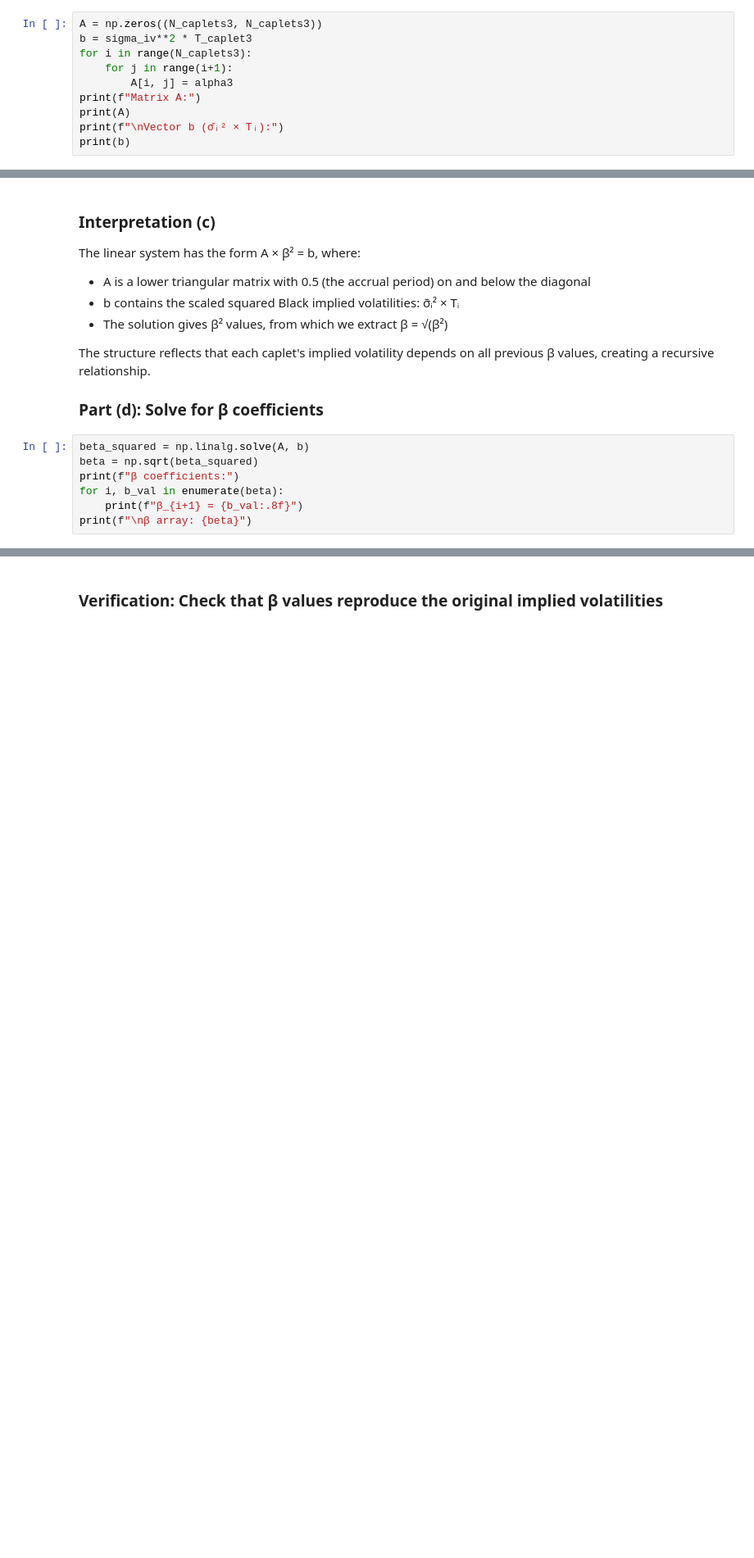
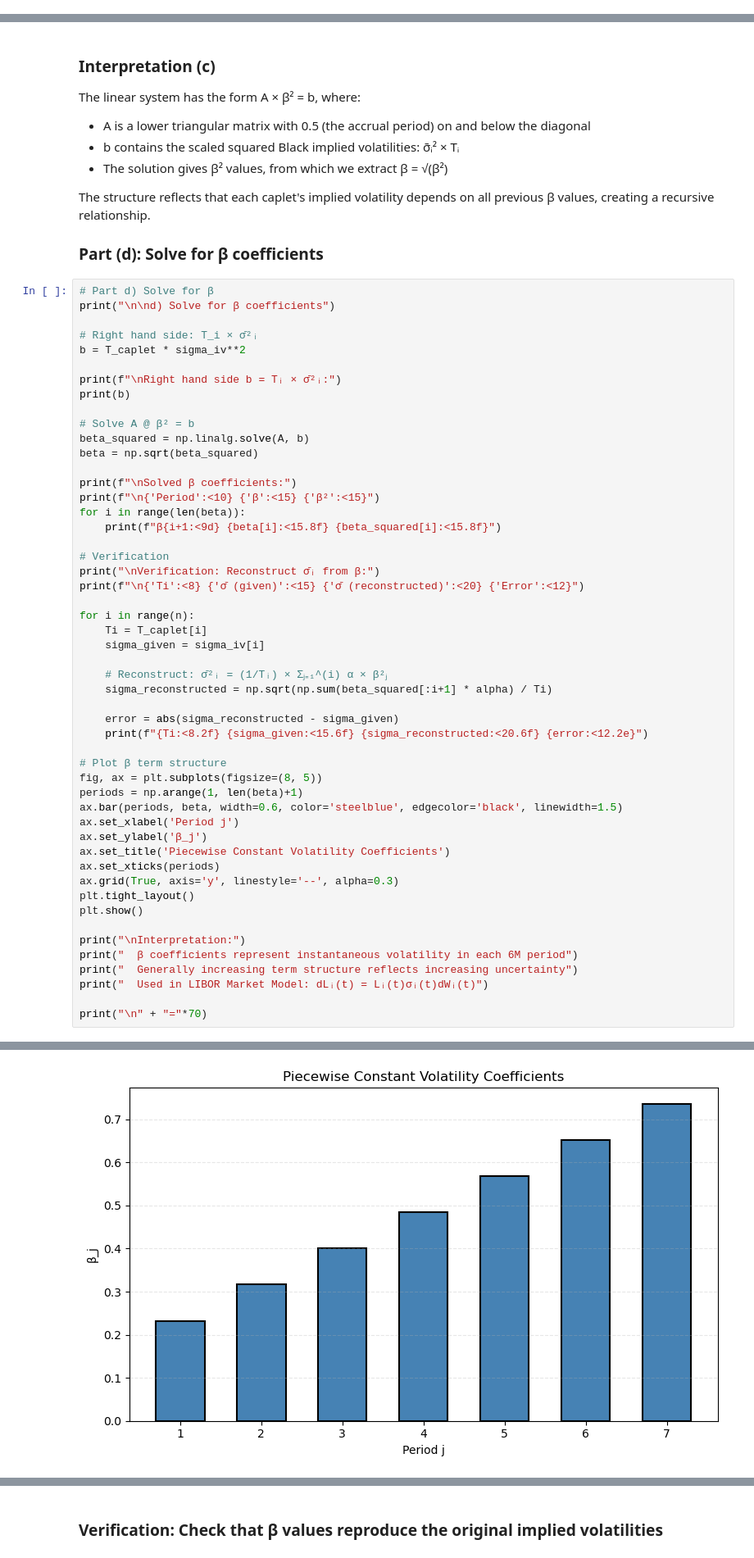
Before and after one commit to oliviarytter/FixedIncomeCO, a Jupyter notebook: Problem sets/PS10/problem_set_week_10_solution.ipynb, the cells around one changed output, grey strips where cells are left out. Shown at 82% size. Drawn from its saved outputs; the diff is of its cells as text; blank space fills up the shorter version.

```diff
--- a/Problem sets/PS10/problem_set_week_10_solution.ipynb
+++ b/Problem sets/PS10/problem_set_week_10_solution.ipynb
@@ -464,13 +585,3 @@ For 6M periods (α = 0.5), this gives:
 - ...
 
 This forms a lower triangular linear system in β²:
-# %%
-A = np.zeros((N_caplets3, N_caplets3))
-b = sigma_iv**2 * T_caplet3
-for i in range(N_caplets3):
-    for j in range(i+1):
-        A[i, j] = alpha3
-print(f"Matrix A:")
-print(A)
-print(f"\nVector b (σ̄ᵢ² × Tᵢ):")
-print(b)
@@ -484,10 +639,55 @@ The linear system has the form A × β² = b, where:
 The structure reflects that each caplet's implied volatility depends on all previous β values, creating a recursive relationship.
 
 ### Part (d): Solve for β coefficients
-# %%
-beta_squared = np.linalg.solve(A, b)
-beta = np.sqrt(beta_squared)
-print(f"β coefficients:")
-for i, b_val in enumerate(beta):
-    print(f"β_{i+1} = {b_val:.8f}")
-print(f"\nβ array: {beta}")
+# %%
+# Part d) Solve for β
+print("\n\nd) Solve for β coefficients")
+
+# Right hand side: T_i × σ̄²ᵢ
+b = T_caplet * sigma_iv**2
+
+print(f"\nRight hand side b = Tᵢ × σ̄²ᵢ:")
+print(b)
+
+# Solve A @ β² = b
+beta_squared = np.linalg.solve(A, b)
+beta = np.sqrt(beta_squared)
+
+print(f"\nSolved β coefficients:")
+print(f"\n{'Period':<10} {'β':<15} {'β²':<15}")
+for i in range(len(beta)):
+    print(f"β{i+1:<9d} {beta[i]:<15.8f} {beta_squared[i]:<15.8f}")
+
+# Verification
+print("\nVerification: Reconstruct σ̄ᵢ from β:")
+print(f"\n{'Ti':<8} {'σ̄ (given)':<15} {'σ̄ (reconstructed)':<20} {'Error':<12}")
+
+for i in range(n):
+    Ti = T_caplet[i]
+    sigma_given = sigma_iv[i]
+
+    # Reconstruct: σ̄²ᵢ = (1/Tᵢ) × Σⱼ₌₁^(i) α × β²ⱼ
+    sigma_reconstructed = np.sqrt(np.sum(beta_squared[:i+1] * alpha) / Ti)
+
+    error = abs(sigma_reconstructed - sigma_given)
+    print(f"{Ti:<8.2f} {sigma_given:<15.6f} {sigma_reconstructed:<20.6f} {error:<12.2e}")
+
+# Plot β term structure
+fig, ax = plt.subplots(figsize=(8, 5))
+periods = np.arange(1, len(beta)+1)
+ax.bar(periods, beta, width=0.6, color='steelblue', edgecolor='black', linewidth=1.5)
+ax.set_xlabel('Period j')
+ax.set_ylabel('β_j')
+ax.set_title('Piecewise Constant Volatility Coefficients')
+ax.set_xticks(periods)
+ax.grid(True, axis='y', linestyle='--', alpha=0.3)
+plt.tight_layout()
+plt.show()
+
+print("\nInterpretation:")
+print("  β coefficients represent instantaneous volatility in each 6M period")
+print("  Generally increasing term structure reflects increasing uncertainty")
+print("  Used in LIBOR Market Model: dLᵢ(t) = Lᵢ(t)σᵢ(t)dWᵢ(t)")
+
+print("\n" + "="*70)
+# %% [output]
@@ -493,0 +711 @@ print(f"\nβ array: {beta}")
+[figure, added]
```
Also changed, not shown: parts of 13 cells of this notebook, 2 other files.
